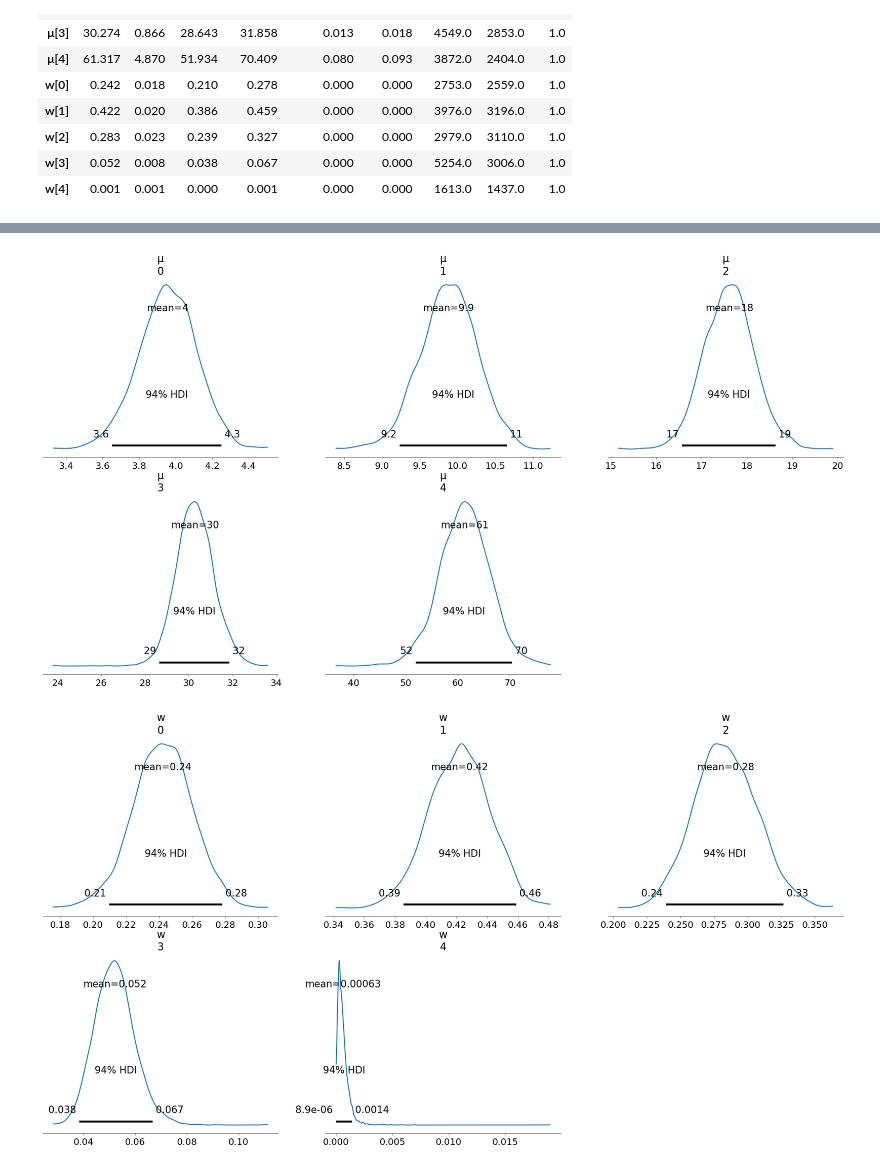
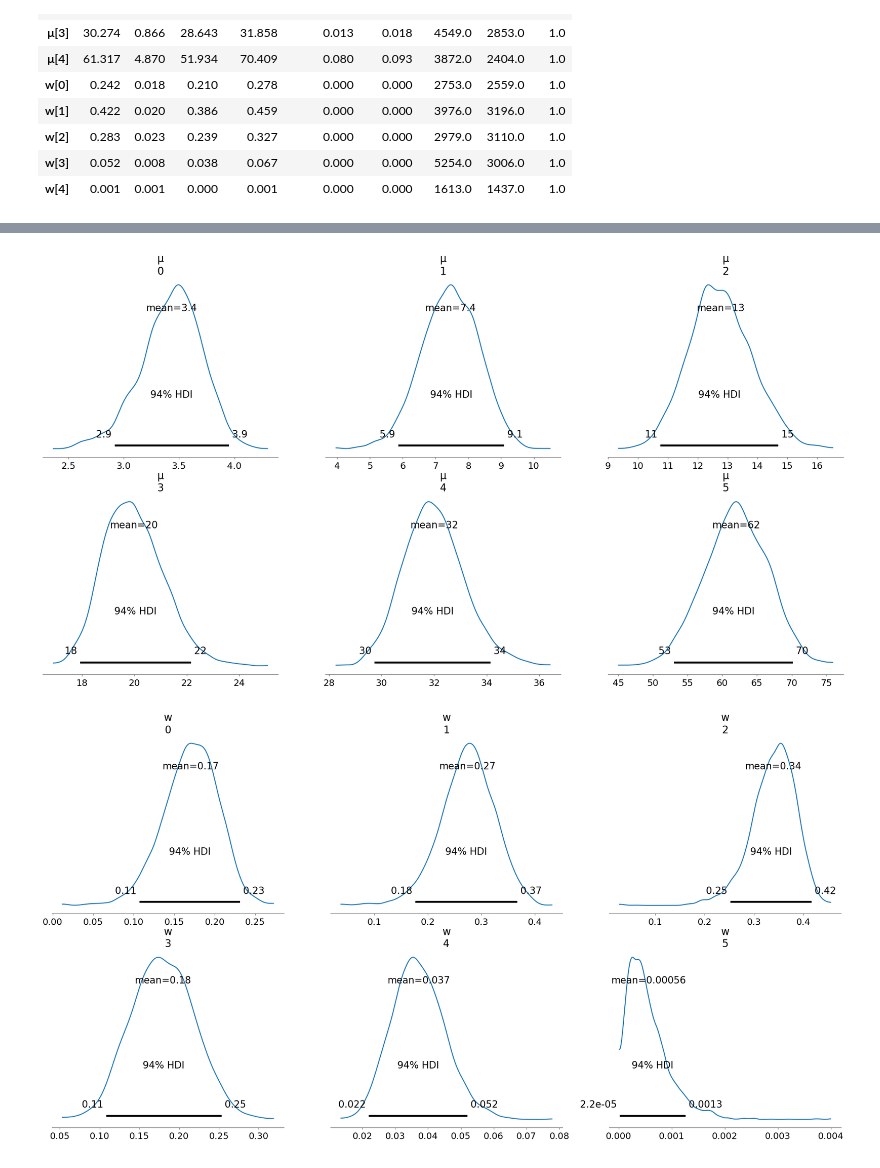
Before and after one commit to nazarenomm/Grupo4-TPI-EeI2, a Jupyter notebook: Parte2/parte_2_v2.ipynb, the cells around one changed output, grey strips where cells are left out. Saved outputs shown, nothing was run; the diff lists cells and outputs as text; code cells hidden in the pictures.

```diff
--- a/Parte2/parte_2_v2.ipynb
+++ b/Parte2/parte_2_v2.ipynb
@@ -135,7 +139,7 @@ array([ 3., 22.])
 k=2
 
 with pm.Model() as poisson_mixture_model:
-    μ = pm.Gamma('μ', mu=μ_μ, sigma=obs.std(), shape=k, transform=pm.distributions.transforms.ordered)
+    μ = pm.Gamma('μ', mu=μ_μ, sigma=5, shape=k, transform=pm.distributions.transforms.ordered)
     w = pm.Dirichlet('w', a=np.ones(k))
 
     comps = [pm.Poisson.dist(mu=μ[i]) for i in range(k)]
@@ -175,7 +179,7 @@ Se procedió a evaluar distintos valores de K para analizar cómo variaba el aju
 
 > PROBAR CON MÁS Ks
 # %%
-Ks = [2, 3, 4, 5]
+Ks = [2, 3, 4, 5, 6]
 
 idatas = []
 modelos = []
@@ -345,9 +358,9 @@ plt.tight_layout();
 # %%
-az.plot_posterior(idatas[3], var_names=['μ']);
+az.plot_posterior(idatas[4], var_names=['μ']);
 # %% [output]
-[figure, old version]
+[figure, new version]
 # %%
-az.plot_posterior(idatas[3], var_names=['w']);
+az.plot_posterior(idatas[4], var_names=['w']);
 # %% [output]
-[figure, old version]
+[figure, new version]
 # %% [markdown]
```
Also changed, not shown: parts of 22 cells of this notebook.
